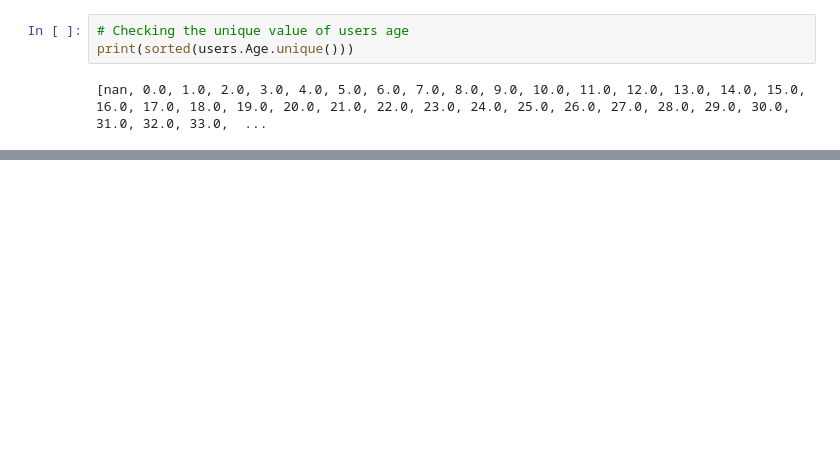
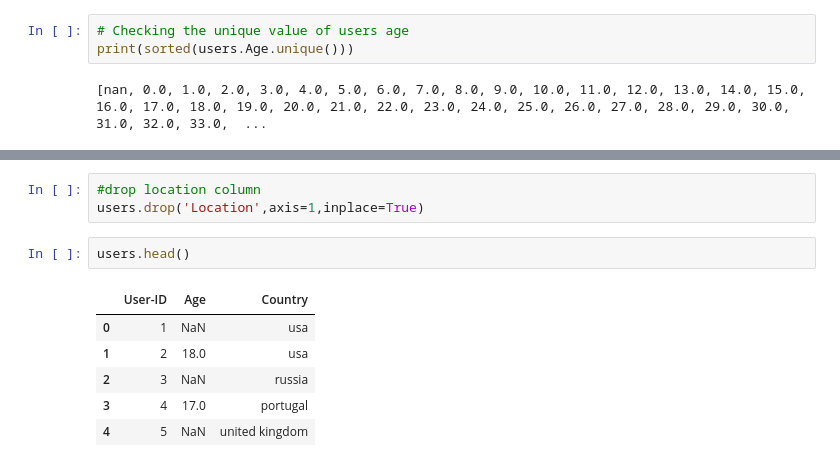
Before and after one commit to vivvvek24/Book-Recommendation-System, a Jupyter notebook: Book_Recommendation_System.ipynb, the cells around one changed output, grey strips where cells are left out. Drawn from its saved outputs; the diff is of its cells as text; blank space fills up the shorter version.

```diff
--- a/Book_Recommendation_System.ipynb
+++ b/Book_Recommendation_System.ipynb
@@ -161,0 +184,12 @@ print(sorted(users.Age.unique()))
+# %%
+#drop location column
+users.drop('Location',axis=1,inplace=True)
+# %%
+users.head()
+# %% [output]
+|  | User-ID | Age | Country |
+| 0 | 1 | NaN | usa |
+| 1 | 2 | 18.0 | usa |
+| 2 | 3 | NaN | russia |
+| 3 | 4 | 17.0 | portugal |
+| 4 | 5 | NaN | united kingdom |
```
Also changed, not shown: parts of 22 cells of this notebook.
